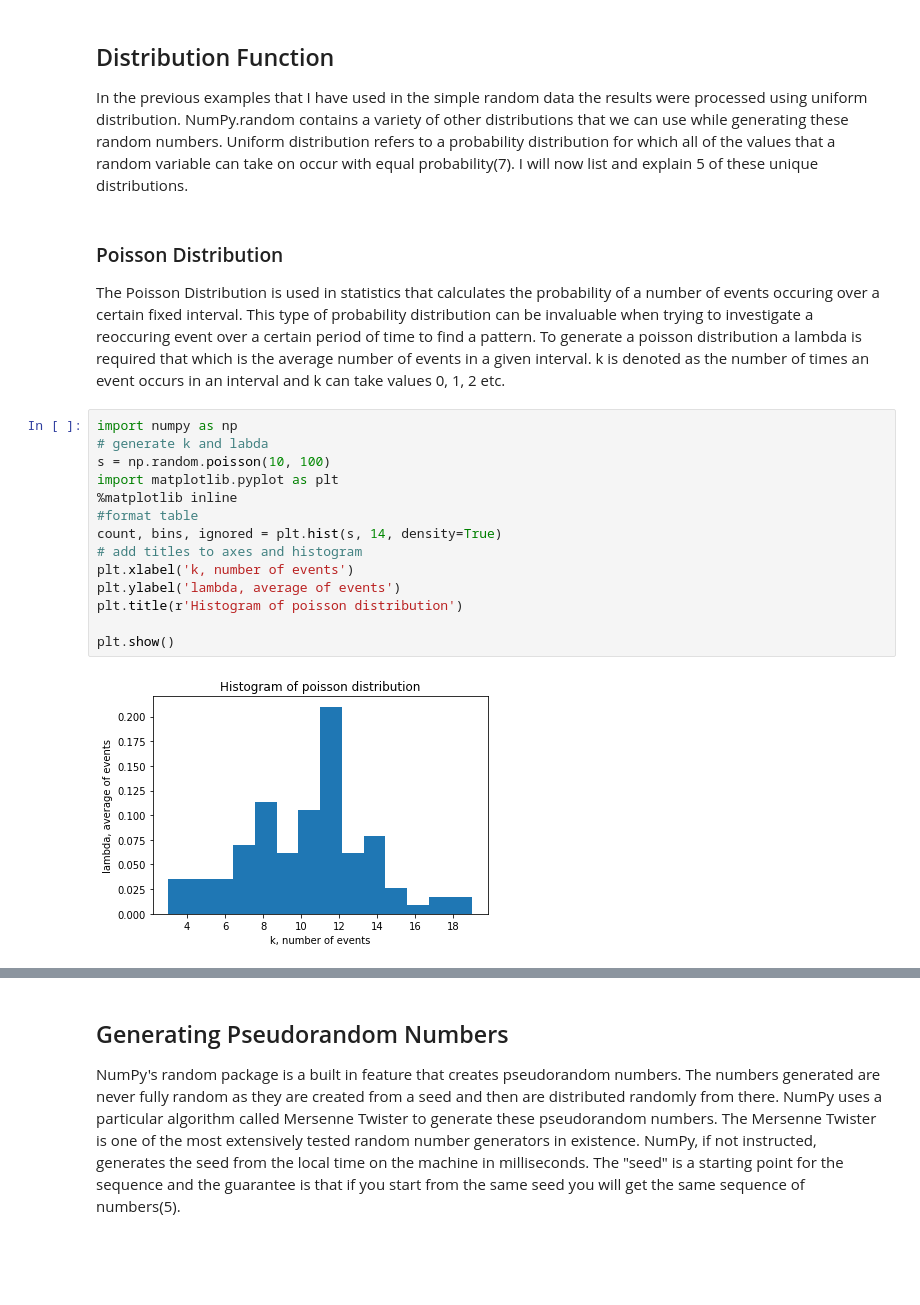
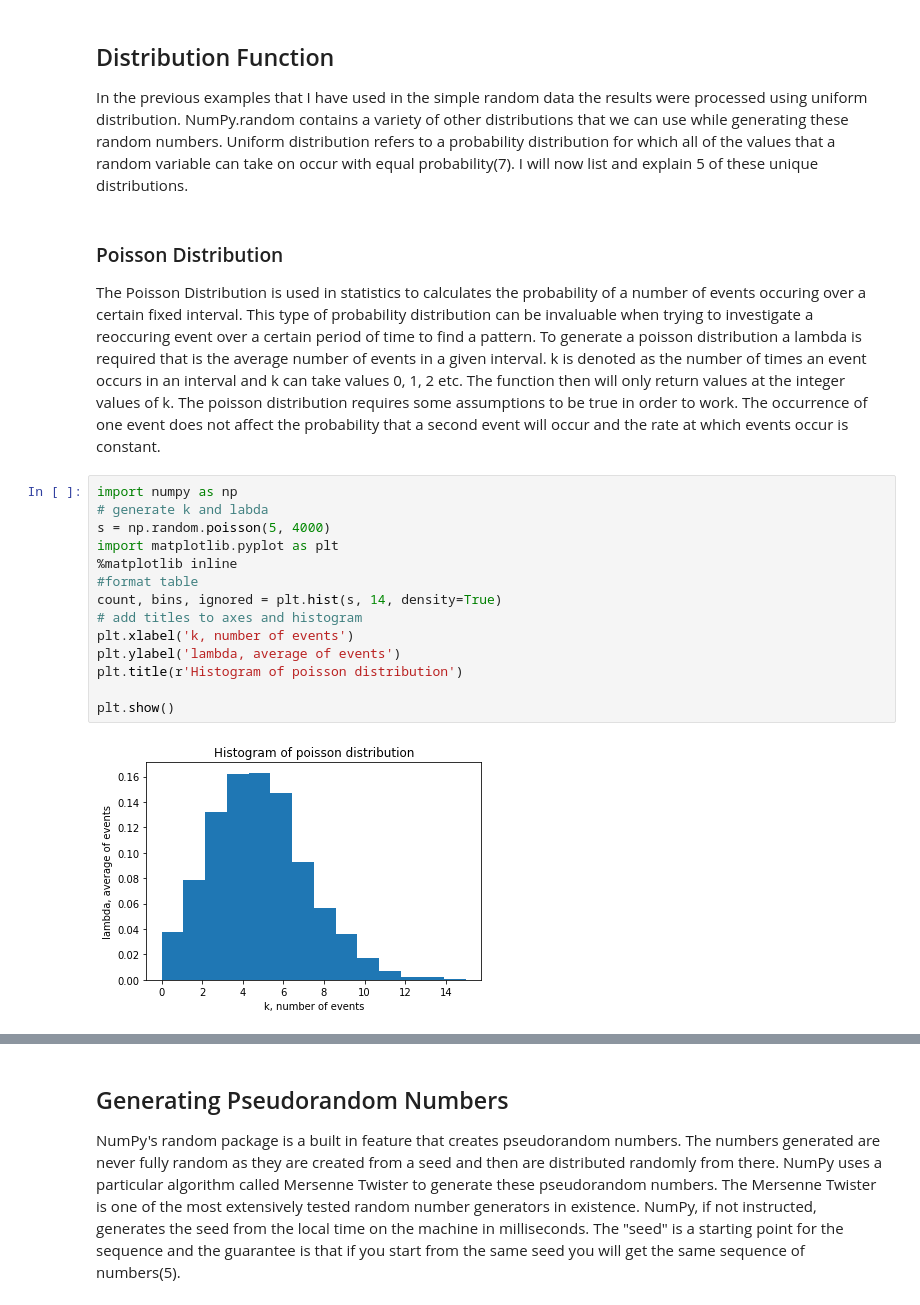
Before and after one commit to tullowhurler/numpy.random, a Jupyter notebook: numpy-random.ipynb, the cells around one changed output, grey strips where cells are left out. Saved outputs shown, nothing was run; the diff lists cells and outputs as text; blank space fills up the shorter version.

```diff
--- a/numpy-random.ipynb
+++ b/numpy-random.ipynb
@@ -41,20 +41,20 @@ array([4, 0, 8, 5, 1, 6, 9, 7, 3, 2])
 In the previous examples that I have used in the simple random data the results were processed using uniform distribution. NumPy.random contains a variety of other distributions that we can use while generating these random numbers. Uniform distribution refers to a probability distribution for which all of the values that a random variable can take on occur with equal probability(7).  I will now list and explain 5 of these unique distributions.
 # %% [markdown]
 ### Poisson Distribution
-The Poisson Distribution is used in statistics that calculates the probability of a number of events occuring over a certain fixed interval. This type of probability distribution can be invaluable when trying to investigate a reoccuring event over a certain period of time to find a pattern. To generate a poisson distribution a lambda is required that which is the average number of events in a given interval. k is denoted as the number of times an event occurs in an interval and k can take values 0, 1, 2 etc.
+The Poisson Distribution is used in statistics to calculates the probability of a number of events occuring over a certain fixed interval. This type of probability distribution can be invaluable when trying to investigate a reoccuring event over a certain period of time to find a pattern. To generate a poisson distribution a lambda is required that is the average number of events in a given interval. k is denoted as the number of times an event occurs in an interval and k can take values 0, 1, 2 etc. The function then will only return values at the integer values of k. The poisson distribution requires some assumptions to be true in order to work. The occurrence of one event does not affect the probability that a second event will occur and the rate at which events occur is constant.
 # %%
 import numpy as np
 # generate k and labda
-s = np.random.poisson(10, 100)
+s = np.random.poisson(5, 4000)
 import matplotlib.pyplot as plt
 %matplotlib inline
 #format table
 count, bins, ignored = plt.hist(s, 14, density=True)
 # add titles to axes and histogram
 plt.xlabel('k, number of events')
 plt.ylabel('lambda, average of events')
 plt.title(r'Histogram of poisson distribution')
 
 plt.show()
 # %% [output]
-[figure, old version]
+[figure, new version]
```
Also changed, not shown: parts of 3 cells of this notebook.
